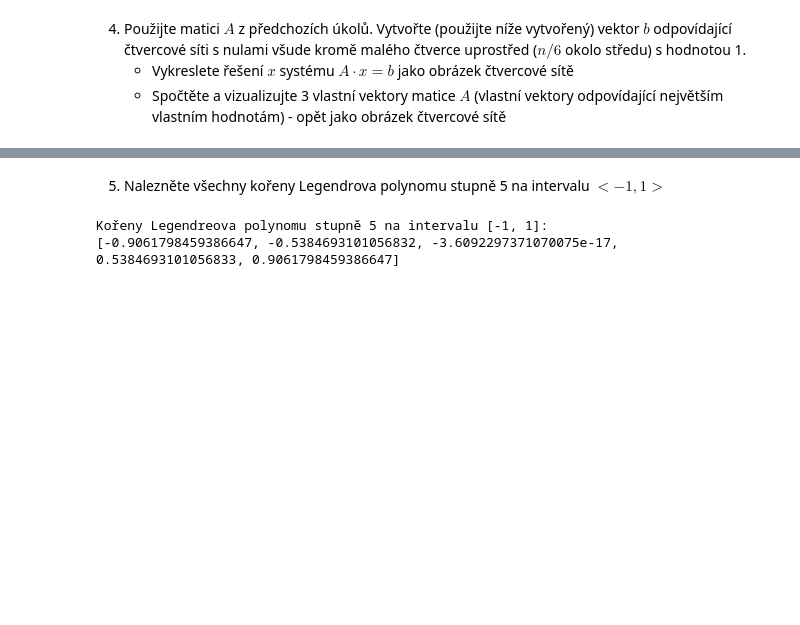
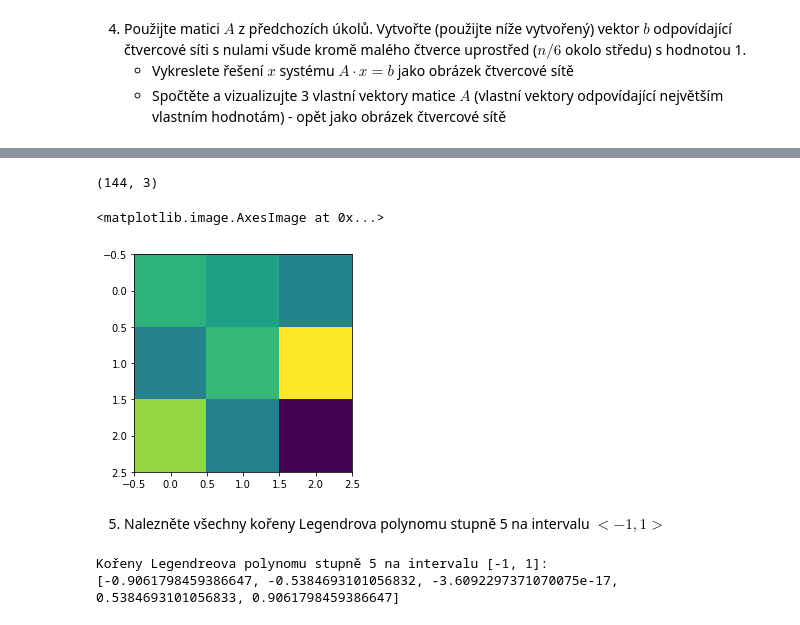
Before and after one commit to STE0493/VVP_cv_du, a Jupyter notebook: úkoly/05_ukoly.ipynb, the cells around one changed output, grey strips where cells are left out. Cells and saved outputs as stored; diff of their text form; code cells hidden in the pictures; blank space fills up the shorter version.

```diff
--- a/úkoly/05_ukoly.ipynb
+++ b/úkoly/05_ukoly.ipynb
@@ -187,3 +209,19 @@ import scipy as sp
+# %%
+import numpy as np
+from scipy.sparse.linalg import eigs
+
+n = 12
+epsilon = 2e-1
+A = A_efficiently(n, epsilon)
+
+ev1, ev2 = eigs(A, k=3, which='LR')
+#print(ev1)
+print(ev2.shape)
+plt.imshow(ev2[0:3,:].real)
+# %% [output]
+(144, 3)
+<matplotlib.image.AxesImage at 0x...>
+[figure, added]
 # %% [markdown]
 5. Nalezněte všechny kořeny Legendrova polynomu stupně 5 na intervalu $<-1,1>$
 # %%
```
Also changed, not shown: parts of 6 cells of this notebook.
